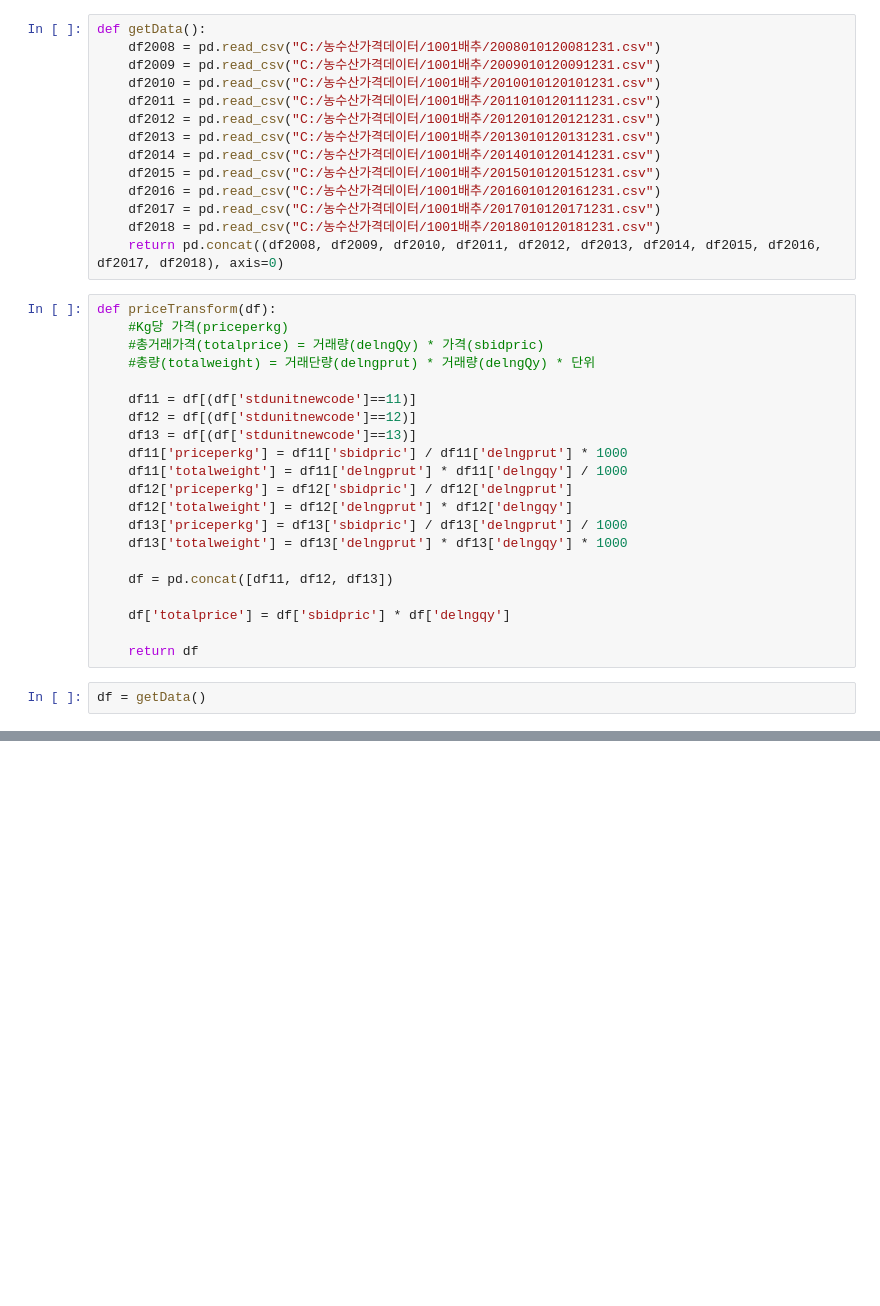
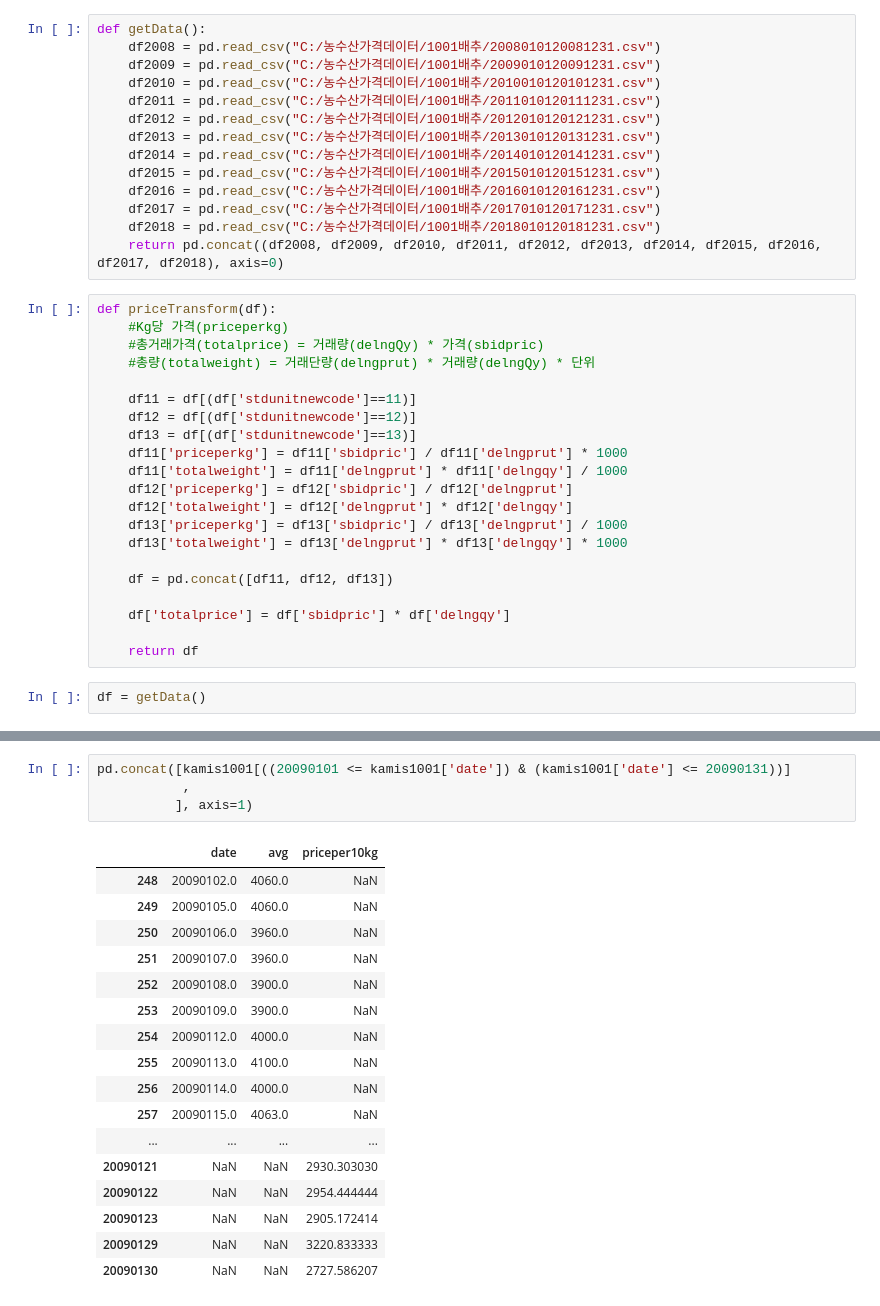
Before and after one commit to ahnjehoon/crop-price-predict, a Jupyter notebook: 가공 및 EDA/1. 배추(가공후) EDA.ipynb, the cells around one changed output, grey strips where cells are left out. Cells and saved outputs as stored; diff of their text form; blank space fills up the shorter version.

```diff
--- a/가공 및 EDA/1. 배추(가공후) EDA.ipynb
+++ b/가공 및 EDA/1. 배추(가공후) EDA.ipynb
@@ -251,0 +248,22 @@ mean_of_month_1 =
+# %%
+pd.concat([kamis1001[((20090101 <= kamis1001['date']) & (kamis1001['date'] <= 20090131))]
+           ,
+          ], axis=1)
+# %% [output]
+|  | date | avg | priceper10kg |
+| 248 | 20090102.0 | 4060.0 | NaN |
+| 249 | 20090105.0 | 4060.0 | NaN |
+| 250 | 20090106.0 | 3960.0 | NaN |
+| 251 | 20090107.0 | 3960.0 | NaN |
+| 252 | 20090108.0 | 3900.0 | NaN |
+| 253 | 20090109.0 | 3900.0 | NaN |
+| 254 | 20090112.0 | 4000.0 | NaN |
+| 255 | 20090113.0 | 4100.0 | NaN |
+| 256 | 20090114.0 | 4000.0 | NaN |
+| 257 | 20090115.0 | 4063.0 | NaN |
+| ... | ... | ... | ... |
+| 20090121 | NaN | NaN | 2930.303030 |
+| 20090122 | NaN | NaN | 2954.444444 |
+| 20090123 | NaN | NaN | 2905.172414 |
+| 20090129 | NaN | NaN | 3220.833333 |
+| 20090130 | NaN | NaN | 2727.586207 |
```
Also changed, not shown: parts of 75 cells of this notebook, 1 other file.
